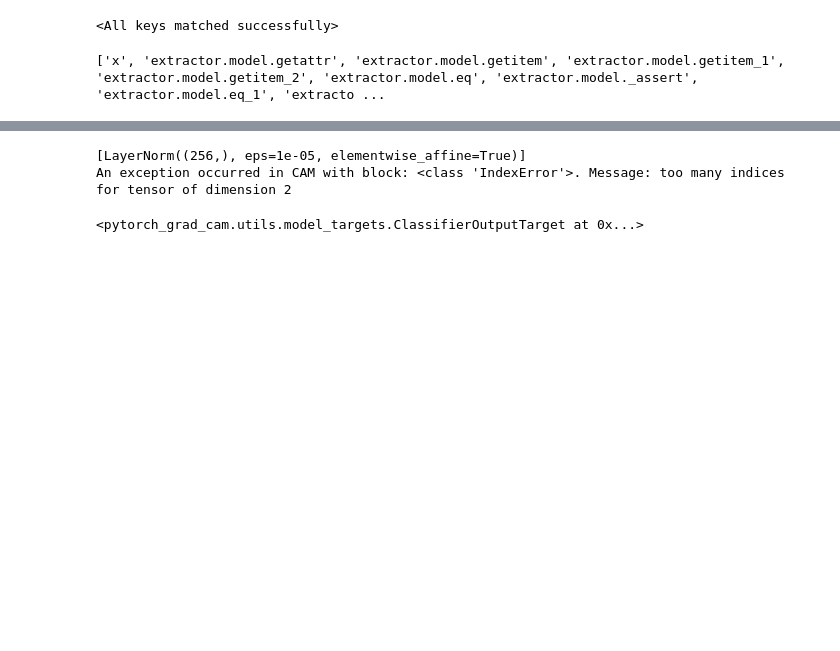
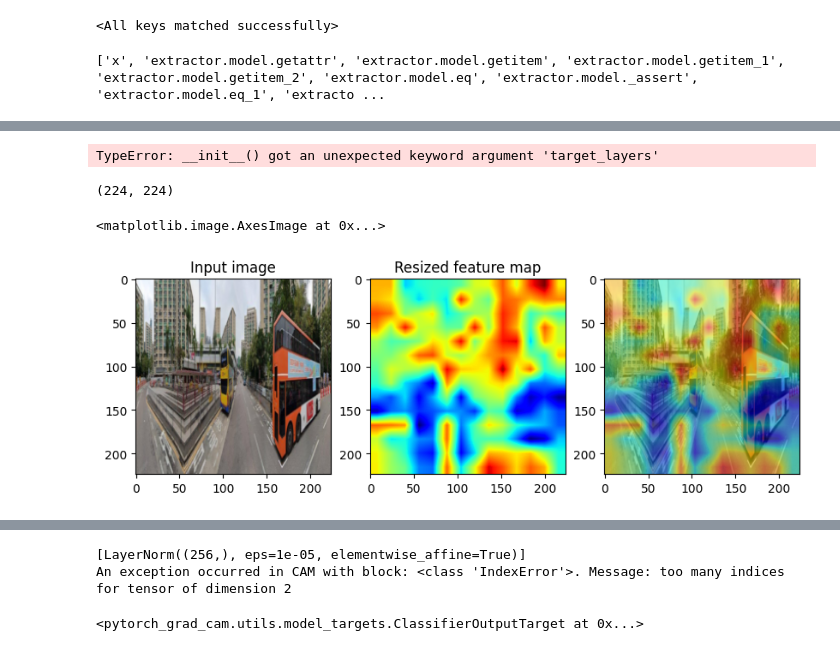
Before and after one commit to CeHouGIS/Safety_Perception_HK, a Jupyter notebook: safety_perception_model/single_model/prediction.ipynb, the cells around one changed output, grey strips where cells are left out. Drawn from its saved outputs; the diff is of its cells as text; code cells hidden in the pictures; blank space fills up the shorter version.

```diff
--- a/safety_perception_model/single_model/prediction.ipynb
+++ b/safety_perception_model/single_model/prediction.ipynb
@@ -79,6 +97,9 @@ valid_num = int(len(data_ls) * 0.2)
 
 
 LLM_pre_extractor = None
+one_dataset = SafetyPerceptionDataset(data[:200], transform=transform, paras=parameters, SVI_type="GSV")
+one_loader = torch.utils.data.DataLoader(one_dataset, batch_size=parameters['batch_size'])
+
 total_dataset = SafetyPerceptionDataset(data, transform=transform, paras=parameters, SVI_type="GSV")
 total_loader = torch.utils.data.DataLoader(total_dataset, batch_size=parameters['batch_size'])
 
@@ -97,3 +115,7 @@ all_outputs, all_labels = model_test(model, total_loader)
+# %%
+feature_extractor = create_feature_extractor(model, return_nodes={'extractor.model.encoder.ln': 'features'})
+all_outputs, all_labels = vision_model_test(feature_extractor, one_loader, model_type='feature_extractor')
+# valid_outputs, valid_labels = model_test(model, valid_loader)
 # %%
 nodes, _ = get_graph_node_names(model)
 print(nodes)
@@ -101,0 +263,49 @@ print(nodes)
+# %%
+def reshape_transform(tensor, height=14, width=14):
+    result = tensor[:, 1 :  , :].reshape(tensor.size(0),
+        height, width, tensor.size(2))
+
+    # Bring the channels to the first dimension,
+    # like in CNNs.
+    result = result.transpose(2, 3).transpose(1, 2)
+    return result
+
+target_layers = model.extractor.model.encoder.layers.encoder_layer_11  # 选定卷积层
+target_class = 0  # 目标类别
+
+with GradCAM(model=model, target_layers=target_layers, reshape_transform=reshape_transform) as cam:
+  # You can also pass aug_smooth=True and eigen_smooth=True, to apply smoothing.
+#   print(input_tensor.shape)
+#   print(targets)
+  grayscale_cam = cam(input_tensor=test_image, targets=target_class)
+  # In this example grayscale_cam has only one image in the batch:
+  grayscale_cam = grayscale_cam[0, :]
+  visualization = show_cam_on_image(rgb_img, grayscale_cam, use_rgb=True)
+  # You can also get the model outputs without having to redo inference
+  model_outputs = cam.outputs
+# %% [output]
+TypeError: __init__() got an unexpected keyword argument 'target_layers'
+# %%
+import torchvision.transforms as T
+
+output_feature = all_outputs[0,1:,0].reshape(14, 14)
+output_feature_tensor = torch.tensor(output_feature)
+resize_transform = T.Resize((224, 224))
+output_feature_resized = resize_transform(output_feature_tensor.unsqueeze(0).unsqueeze(0)).squeeze(0).squeeze(0)
+output_feature_resized = output_feature_resized.cpu().numpy()
+print(output_feature_resized.shape)  # Should print (224, 224)
+# %% [output]
+(224, 224)
+# %%
+idx = 1
+
+fig, ax = plt.subplots(1, 3, figsize=(10, 5))
+ax[0].imshow(original_img[idx].permute(1,2,0))
+ax[0].set_title('Input image')
+ax[1].imshow(output_feature_resized, cmap='jet')
+ax[1].set_title('Resized feature map')
+ax[2].imshow(original_img[idx].permute(1, 2, 0).cpu().numpy())
+ax[2].imshow(output_feature_resized, cmap='jet', alpha=0.5)  # 使用alpha参数来调整透明度
+# %% [output]
+<matplotlib.image.AxesImage at 0x...>
+[figure, added]
```
Also changed, not shown: parts of 11 cells of this notebook, 5 other files.
